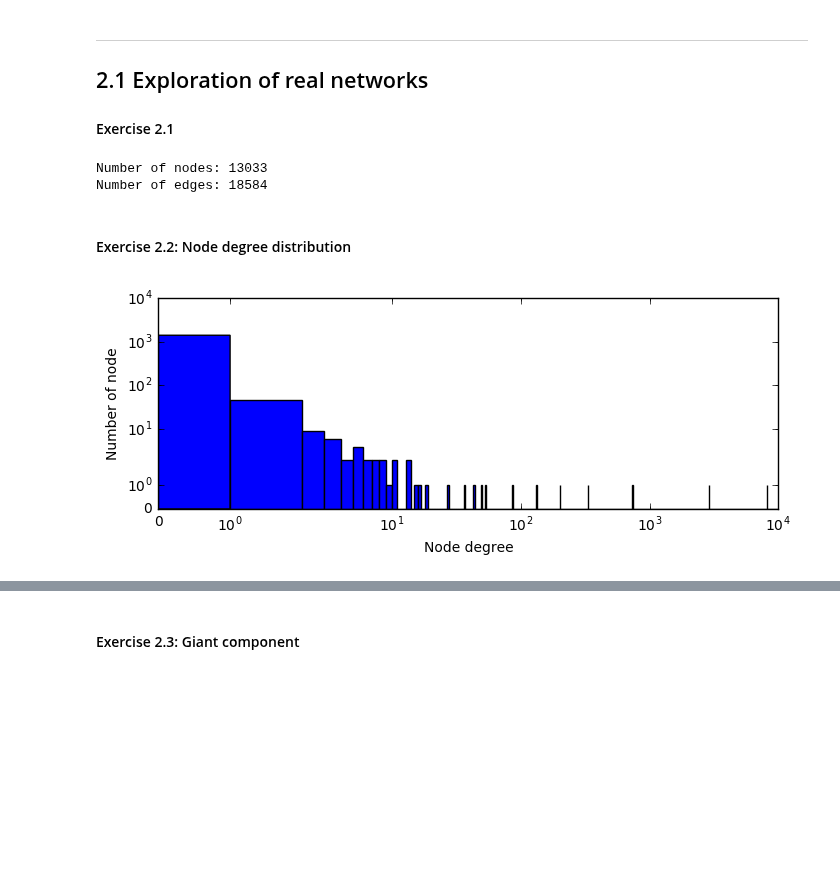
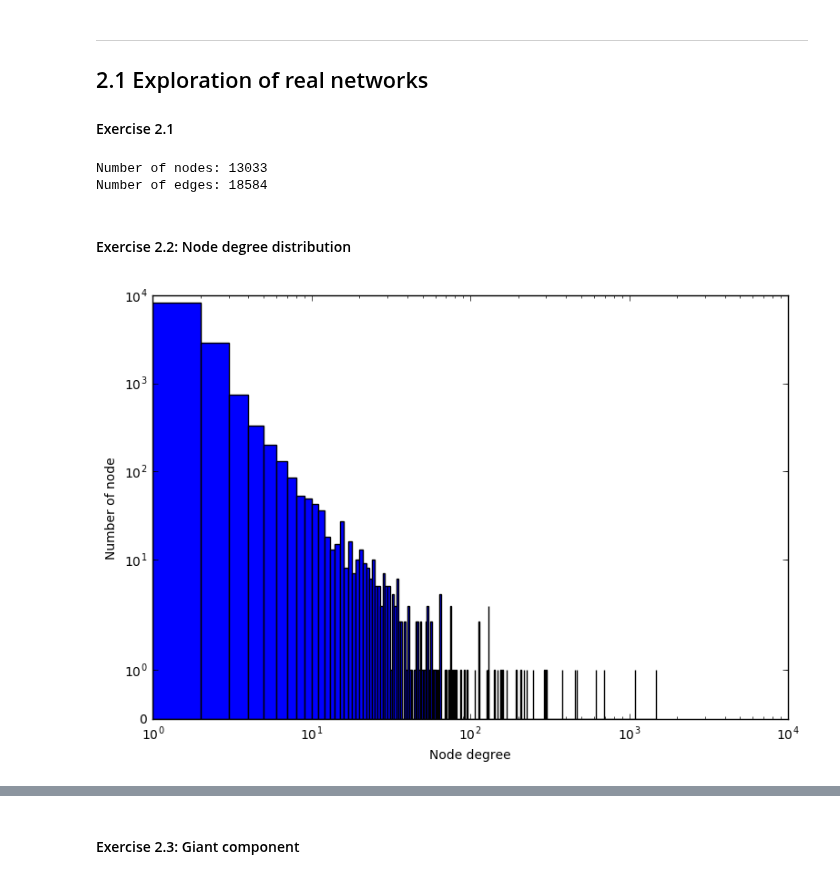
Before and after one commit to raphaelBarman/internetAnalytics, a Jupyter notebook: ix-lab2/notebooks/ix-lab2-notebook-part1.ipynb, the cells around one changed output, grey strips where cells are left out. Cells and saved outputs as stored; diff of their text form; code cells hidden in the pictures; blank space fills up the shorter version.

```diff
--- a/ix-lab2/notebooks/ix-lab2-notebook-part1.ipynb
+++ b/ix-lab2/notebooks/ix-lab2-notebook-part1.ipynb
@@ -26,36 +34,29 @@
 
 #### Exercise 2.1
 # %%
-import networkx as nx
-import matplotlib.pyplot as plt
-import numpy as np
-# Making figure bigger
-%matplotlib inline
+# Graph loading
 with open('../data/network1.csv') as f:
     lines = f.readlines()
 edges = [line.strip().split(',') for line in lines if not line.startswith('#')]
 graph = nx.Graph()
 graph.add_edges_from(edges)
+print("Number of nodes:", nx.number_of_nodes(graph))
+print("Number of edges:", nx.number_of_edges(graph))
+# %% [output]
+Number of nodes: 13033
+Number of edges: 18584
-# %%
-print("Number of nodes:", nx.number_of_nodes(graph))
-print("Number of edges:", nx.number_of_edges(graph))
-# %% [output]
-Number of nodes: 13033
-Number of edges: 18584
 # %% [markdown]
 #### Exercise 2.2:  Node degree distribution
 # %%
 plt.rcParams["figure.figsize"][0] = 9.0
 plt.rcParams["figure.figsize"][1] = 6.0
-node_degree = nx.degree(graph)
-histogram = nx.degree_histogram(graph)
-plt.subplot(211);
-plt.hist(histogram, bins=np.arange(0,10001,1));
-plt.xscale('symlog')
+degrees = [x for x in nx.degree(graph).values()]
+plt.hist(degrees, bins=np.arange(0,max(degrees)+1,1));
+plt.xscale('log')
 plt.yscale('symlog')
 plt.xlabel("Node degree")
 plt.ylabel("Number of node")
 plt.show()
 # %% [output]
-[figure, old version]
+[figure, new version]
 # %%
```
Also changed, not shown: parts of 16 cells of this notebook.
